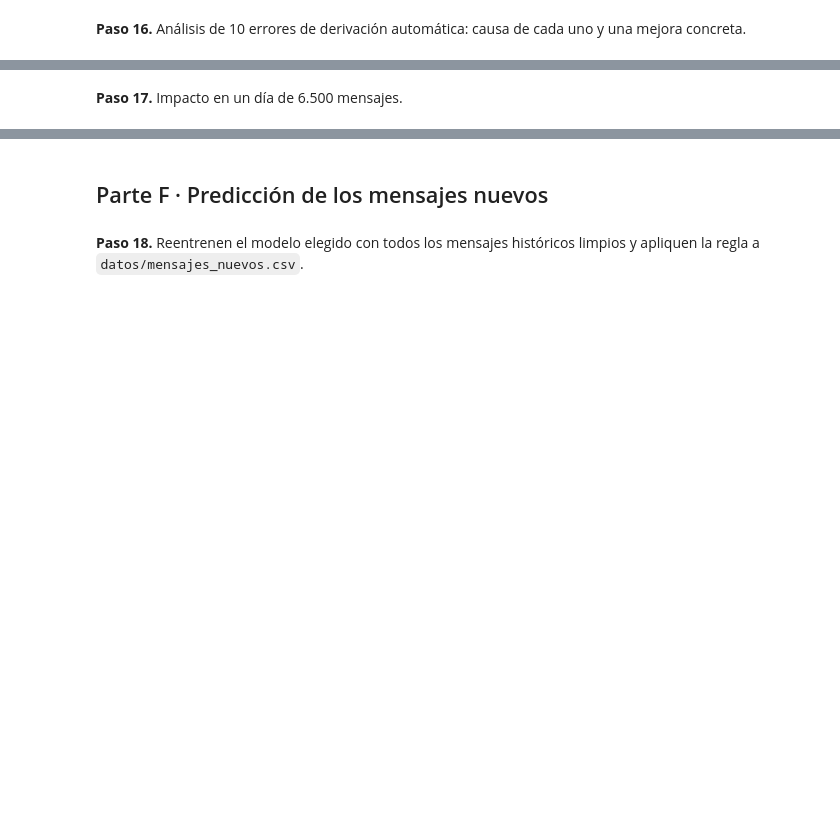
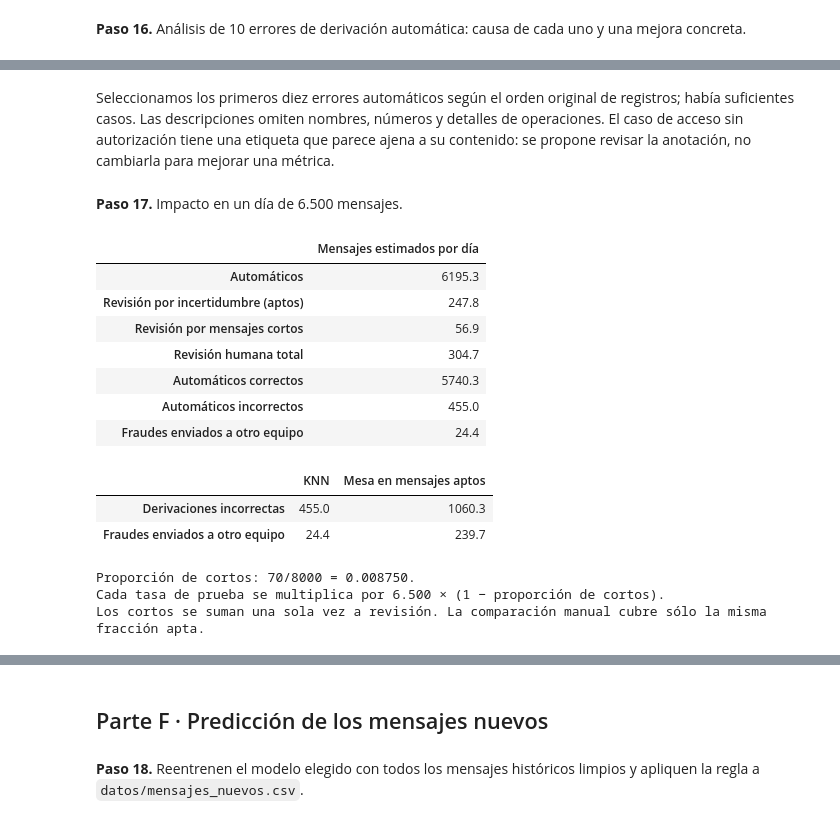
Before and after one commit to juanquiros/ml-cauce-naive-bayes, a Jupyter notebook: caso1_cauce/caso1_cauce.ipynb, the cells around one changed output, grey strips where cells are left out. Cells and saved outputs as stored; diff of their text form; code cells hidden in the pictures; blank space fills up the shorter version.

```diff
--- a/caso1_cauce/caso1_cauce.ipynb
+++ b/caso1_cauce/caso1_cauce.ipynb
@@ -697,4 +1002,51 @@ Naive Bayes predijo más rápido en los cuatro tamaños y su tiempo se mantuvo a
+# %% [markdown]
+Seleccionamos los primeros diez errores automáticos según el orden original de registros; había suficientes casos. Las descripciones omiten nombres, números y detalles de operaciones. El caso de acceso sin autorización tiene una etiqueta que parece ajena a su contenido: se propone revisar la anotación, no cambiarla para mejorar una métrica.
 # %% [markdown]
 **Paso 17.** Impacto en un día de 6.500 mensajes.
 # %%
-# Tu código aquí
+volumen_diario = 6500
+proporcion_cortos = len(df_revision) / len(df_preparado)
+aptos_por_dia = volumen_diario * (1 - proporcion_cortos)
+cortos_por_dia = volumen_diario * proporcion_cortos
+automaticos_prueba = destino_elegido_prueba != REVISION
+correctos_auto = automaticos_prueba & (destino_elegido_prueba == y_prueba)
+incorrectos_auto = automaticos_prueba & (destino_elegido_prueba != y_prueba)
+fraudes_perdidos = (y_prueba == "fraude") & automaticos_prueba & (destino_elegido_prueba != "fraude")
+proyeccion_diaria = pd.Series({
+    "Automáticos": aptos_por_dia * automaticos_prueba.mean(),
+    "Revisión por incertidumbre (aptos)": aptos_por_dia * (~automaticos_prueba).mean(),
+    "Revisión por mensajes cortos": cortos_por_dia,
+    "Revisión humana total": aptos_por_dia * (~automaticos_prueba).mean() + cortos_por_dia,
+    "Automáticos correctos": aptos_por_dia * correctos_auto.mean(),
+    "Automáticos incorrectos": aptos_por_dia * incorrectos_auto.mean(),
+    "Fraudes enviados a otro equipo": aptos_por_dia * fraudes_perdidos.mean(),
+}, name="Mensajes estimados por día")
+display(proyeccion_diaria.round(1).to_frame())
+np.testing.assert_allclose(proyeccion_diaria["Automáticos"] + proyeccion_diaria["Revisión humana total"], volumen_diario)
+np.testing.assert_allclose(proyeccion_diaria["Automáticos correctos"] + proyeccion_diaria["Automáticos incorrectos"], proyeccion_diaria["Automáticos"])
+
+base_manual_test = tabla_final.loc["Mesa de entrada"]
+comparacion_diaria = pd.DataFrame({
+    nombre_elegido: [proyeccion_diaria["Automáticos incorrectos"], proyeccion_diaria["Fraudes enviados a otro equipo"]],
+    "Mesa en mensajes aptos": [aptos_por_dia * np.mean(manual_prueba != y_prueba),
+                               aptos_por_dia * np.mean((y_prueba == "fraude") & (manual_prueba != "fraude"))],
+}, index=["Derivaciones incorrectas", "Fraudes enviados a otro equipo"])
+display(comparacion_diaria.round(1))
+print(f"Proporción de cortos: {len(df_revision)}/{len(df_preparado)} = {proporcion_cortos:.6f}.")
+print("Cada tasa de prueba se multiplica por 6.500 × (1 − proporción de cortos).")
+print("Los cortos se suman una sola vez a revisión. La comparación manual cubre sólo la misma fracción apta.")
+# %% [output]
+|  | Mensajes estimados por día |
+| Automáticos | 6195.3 |
+| Revisión por incertidumbre (aptos) | 247.8 |
+| Revisión por mensajes cortos | 56.9 |
+| Revisión humana total | 304.7 |
+| Automáticos correctos | 5740.3 |
+| Automáticos incorrectos | 455.0 |
+| Fraudes enviados a otro equipo | 24.4 |
+|  | KNN | Mesa en mensajes aptos |
+| Derivaciones incorrectas | 455.0 | 1060.3 |
+| Fraudes enviados a otro equipo | 24.4 | 239.7 |
+Proporción de cortos: 70/8000 = 0.008750.
+Cada tasa de prueba se multiplica por 6.500 × (1 − proporción de cortos).
+Los cortos se suman una sola vez a revisión. La comparación manual cubre sólo la misma fracción apta.
```
Also changed, not shown: parts of 25 cells of this notebook, 2 other files.
